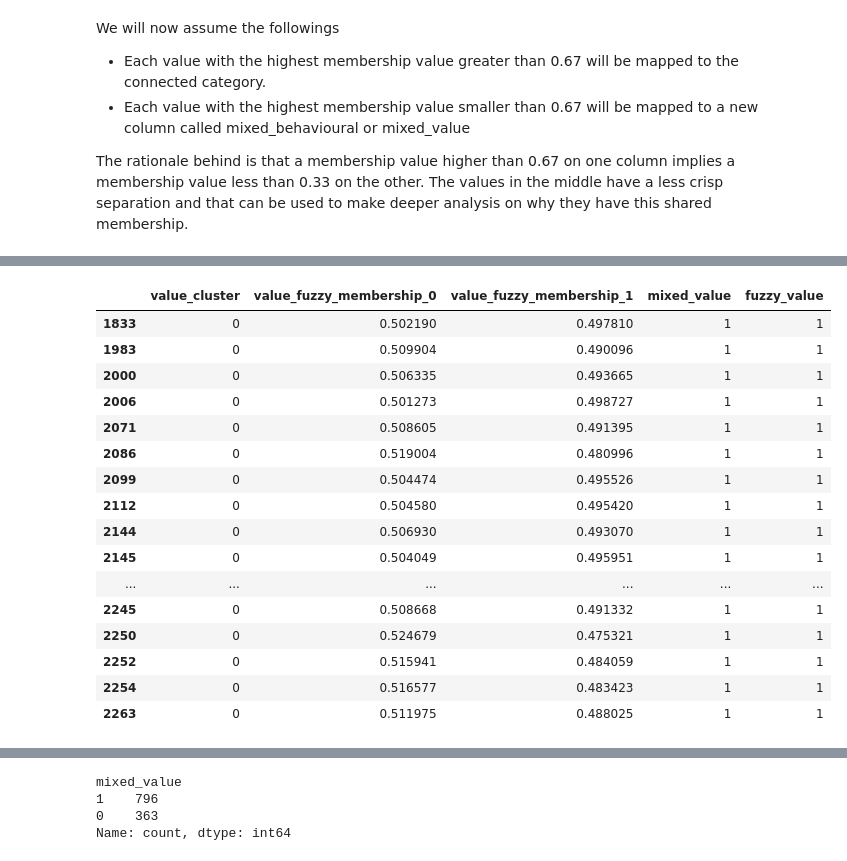
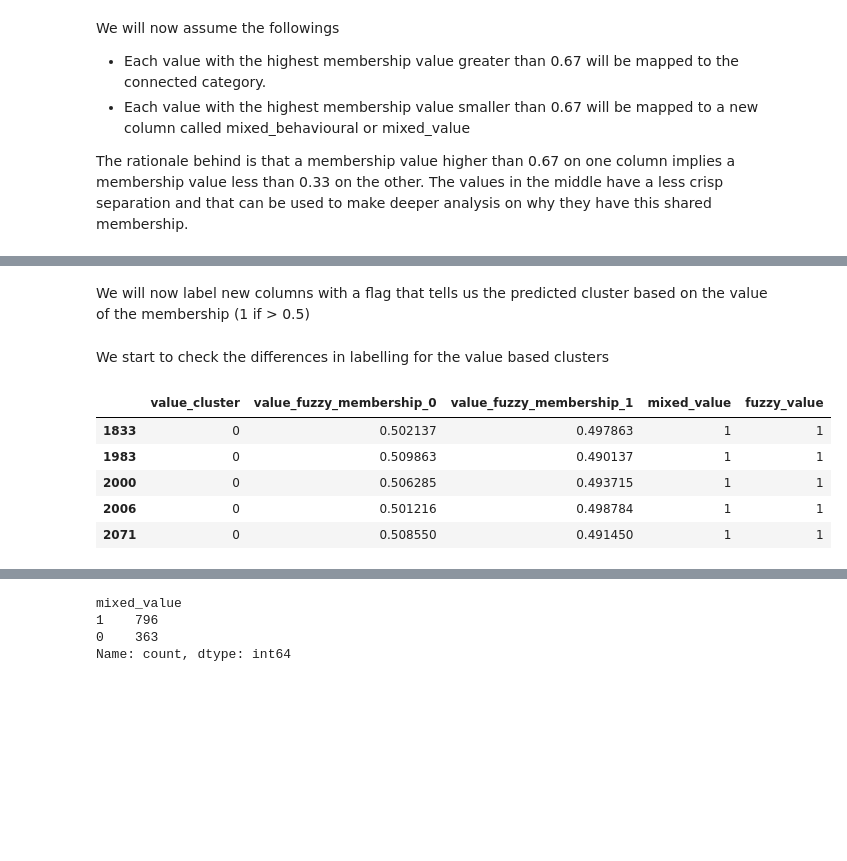
Before and after one commit to LiberoBiagi/DM_Nova_IMS_25-26, a Jupyter notebook: data_mining.ipynb, the cells around one changed output, grey strips where cells are left out. Cells and saved outputs as stored; diff of their text form; code cells hidden in the pictures; blank space fills up the shorter version.

Commit message:
fuzzy finished

```diff
--- a/data_mining.ipynb
+++ b/data_mining.ipynb
@@ -1766,19 +1717,0 @@ Silhouette Score for SOM + KMeans clustering: 0.5425
-# %%
-n_clusters = 3
-
-som_weights = som.get_weights().reshape(-1, X.shape[1])
-# Cluster SOM neurons
-kmeans = KMeans(n_clusters=n_clusters, random_state=42, n_init=10)
-neuron_labels = kmeans.fit_predict(som_weights)
-
-# Map each observation to its cluster through its winning neuron
-df_scaled_active['som_cluster'] = np.array([neuron_labels[w[0] * 15 + w[1]] for w in winner_coords])
-
-som_r2 = get_rsq(df_scaled_active, value_columns, df_scaled_active['som_cluster'])
-print(f"R² for SOM + KMeans clustering: {som_r2:.4f}")
-
-score = silhouette_score(
-    df_scaled_active[value_columns],
-    df_scaled_active['som_cluster']
-)
-print(f"Silhouette Score for SOM + KMeans clustering: {score:.4f}")
@@ -2752,7 +2751,8 @@ cntr, u_1, u0, d, jm, p, fpc = fuzz.cmeans(
     number_clusters,
     m=2,
     error=0.005,
-    maxiter=1000
+    maxiter=1000,
+    seed=69
 )
 
 fcm_beh_labels = np.argmax(u_1, axis=0)
@@ -2846,7 +2848,8 @@ cntr, u_2, u0, d, jm, p, fpc = fuzz.cmeans(
     number_clusters,
     m=2,
     error=0.005,
-    maxiter=1000
+    maxiter=1000,
+    seed=69
 )
 
 fcm_beh_labels = np.argmax(u_2, axis=0)
@@ -2922,29 +2975,22 @@ df_scaled_active.head()
+# %% [markdown]
+We will now label new columns with a flag that tells us the predicted cluster based on the value of the membership (1 if > 0.5)
 # %%
 df_scaled_active["fuzzy_behavioural"] = (df_scaled_active["behavioural_fuzzy_membership_1"] > 0.5).astype(int)
 df_scaled_active["fuzzy_value"] = (df_scaled_active["value_fuzzy_membership_1"] < 0.5).astype(int)
+# %% [markdown]
+We start to check the differences in labelling for the value based clusters
 # %%
 diff_value = df_scaled_active[
     df_scaled_active["value_cluster"] != df_scaled_active["fuzzy_value"]
 ]
-diff_value[["value_cluster", "value_fuzzy_membership_0","value_fuzzy_membership_1", "mixed_value", "fuzzy_value"]].head(20)
+diff_value[["value_cluster", "value_fuzzy_membership_0","value_fuzzy_membership_1", "mixed_value", "fuzzy_value"]].head(5)
 # %% [output]
 |  | value_cluster | value_fuzzy_membership_0 | value_fuzzy_membership_1 | mixed_value | fuzzy_value |
-| 1833 | 0 | 0.502190 | 0.497810 | 1 | 1 |
-| 1983 | 0 | 0.509904 | 0.490096 | 1 | 1 |
-| 2000 | 0 | 0.506335 | 0.493665 | 1 | 1 |
-| 2006 | 0 | 0.501273 | 0.498727 | 1 | 1 |
-| 2071 | 0 | 0.508605 | 0.491395 | 1 | 1 |
-| 2086 | 0 | 0.519004 | 0.480996 | 1 | 1 |
-| 2099 | 0 | 0.504474 | 0.495526 | 1 | 1 |
-| 2112 | 0 | 0.504580 | 0.495420 | 1 | 1 |
-| 2144 | 0 | 0.506930 | 0.493070 | 1 | 1 |
-| 2145 | 0 | 0.504049 | 0.495951 | 1 | 1 |
-| ... | ... | ... | ... | ... | ... |
-| 2245 | 0 | 0.508668 | 0.491332 | 1 | 1 |
-| 2250 | 0 | 0.524679 | 0.475321 | 1 | 1 |
-| 2252 | 0 | 0.515941 | 0.484059 | 1 | 1 |
-| 2254 | 0 | 0.516577 | 0.483423 | 1 | 1 |
-| 2263 | 0 | 0.511975 | 0.488025 | 1 | 1 |
+| 1833 | 0 | 0.502137 | 0.497863 | 1 | 1 |
+| 1983 | 0 | 0.509863 | 0.490137 | 1 | 1 |
+| 2000 | 0 | 0.506285 | 0.493715 | 1 | 1 |
+| 2006 | 0 | 0.501216 | 0.498784 | 1 | 1 |
+| 2071 | 0 | 0.508550 | 0.491450 | 1 | 1 |
 # %%
 diff_value.shape
 # %% [output]
```
Also changed, not shown: parts of 77 cells of this notebook, 2 other files.
